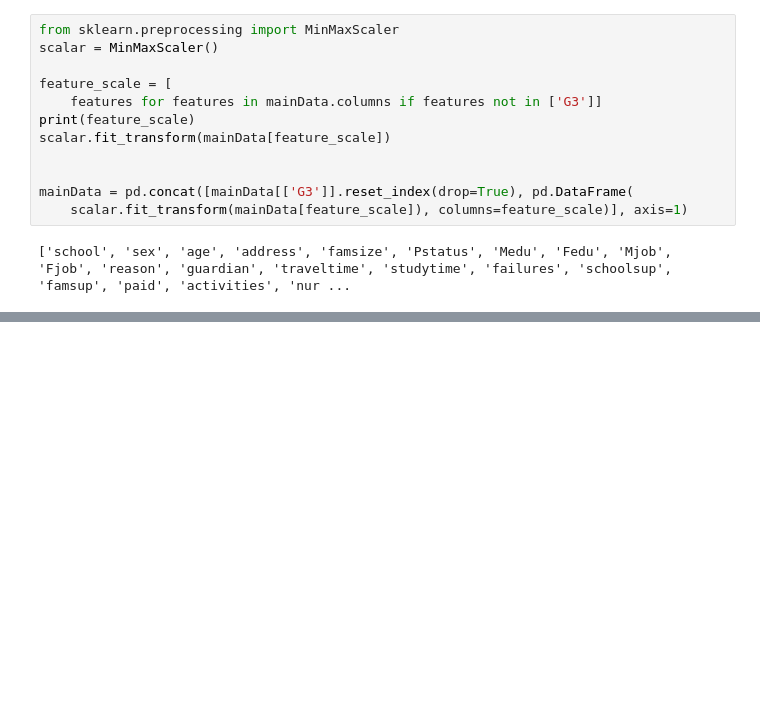
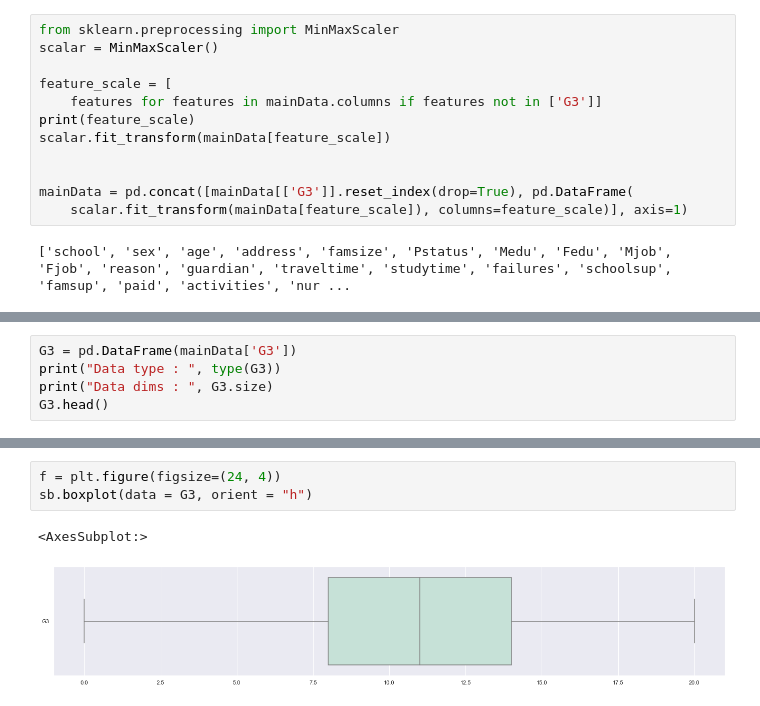
Before and after one commit to Heng-Zi-Hui/DSAI-Mini-Project, a Jupyter notebook: DSAI_Project/MainProject - AMtry-Copy1.ipynb, the cells around one changed output, grey strips where cells are left out. Saved outputs shown, nothing was run; the diff lists cells and outputs as text; blank space fills up the shorter version.

```diff
--- a/DSAI_Project/MainProject - AMtry-Copy1.ipynb
+++ b/DSAI_Project/MainProject - AMtry-Copy1.ipynb
@@ -333,0 +338,5 @@ mainData = pd.concat([mainData[['G3']].reset_index(drop=True), pd.DataFrame(
+# %%
+G3 = pd.DataFrame(mainData['G3'])
+print("Data type : ", type(G3))
+print("Data dims : ", G3.size)
+G3.head()
@@ -333,0 +364,6 @@ mainData = pd.concat([mainData[['G3']].reset_index(drop=True), pd.DataFrame(
+# %%
+f = plt.figure(figsize=(24, 4))
+sb.boxplot(data = G3, orient = "h")
+# %% [output]
+<AxesSubplot:>
+[figure, added]
```
Also changed, not shown: parts of 53 cells of this notebook.
